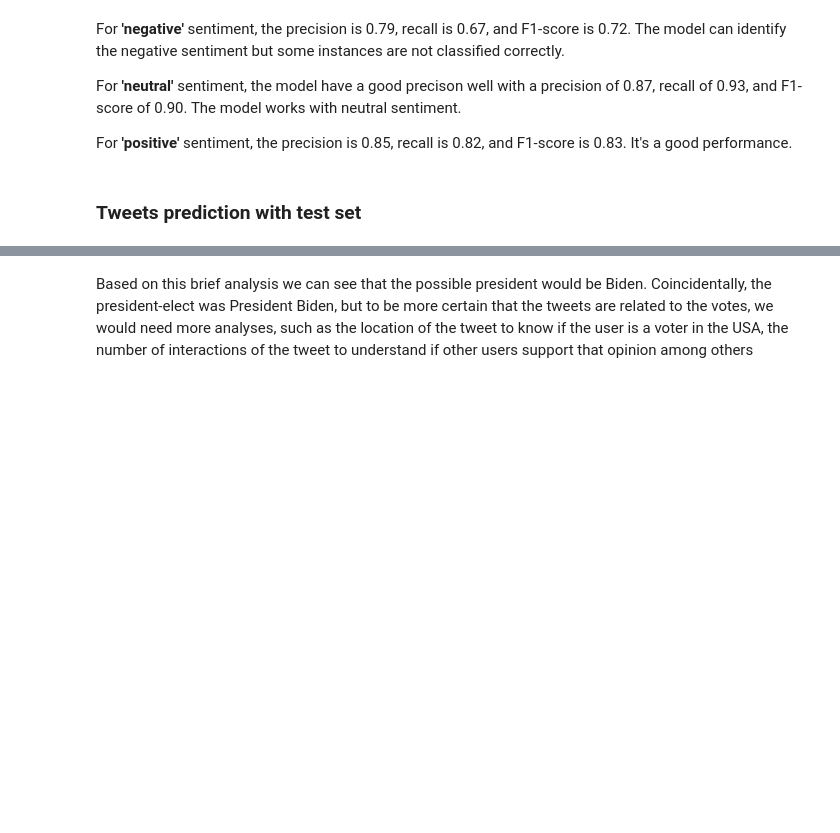
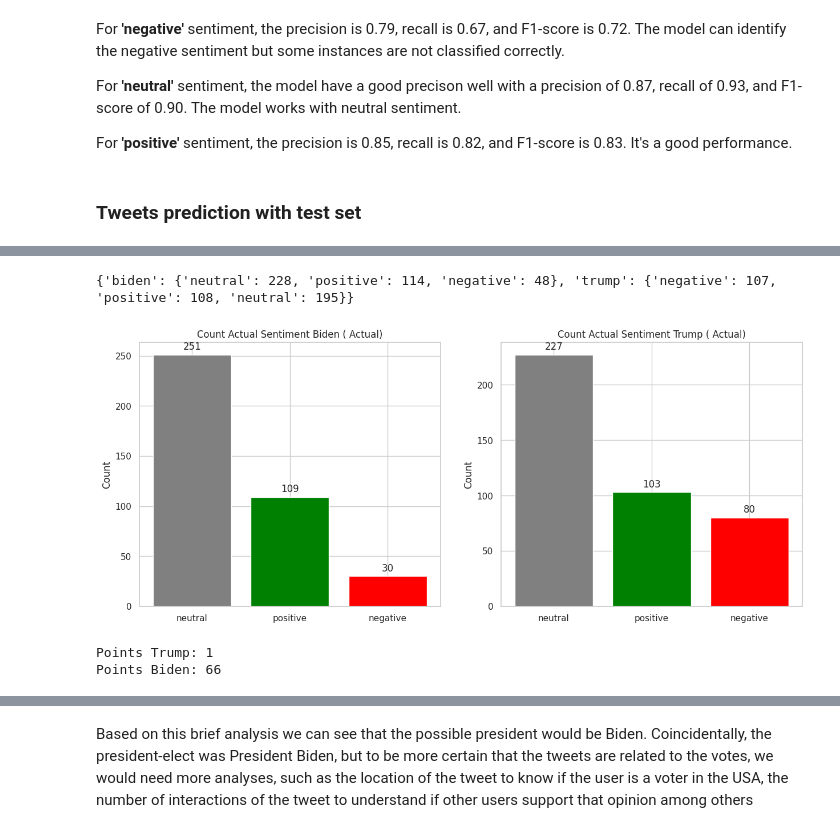
Before and after one commit to PKpacheco/final_project_neural_networks, a Jupyter notebook: Paola_Pacheco_Final_project_NN.ipynb, the cells around one changed output, grey strips where cells are left out. Saved outputs shown, nothing was run; the diff lists cells and outputs as text; code cells hidden in the pictures; blank space fills up the shorter version.

```diff
--- a/Paola_Pacheco_Final_project_NN.ipynb
+++ b/Paola_Pacheco_Final_project_NN.ipynb
@@ -1475,3 +1522,59 @@ plt.show()
+# %%
+# get numbers for actual label each candidate
+candidate_label_summary_actual = {}
+
+for index in range(X_test.shape[0]):
+    actual_labels = labels[y_test[index][0]]
+    candidate = df_combined.iloc[X_test.index[index]]['candidate']
+
+    if not candidate_label_summary_actual.get(candidate):
+        candidate_label_summary_actual[candidate] = {actual_labels: 1}
+    else:
+        candidate_label_summary_actual[candidate][actual_labels] = candidate_label_summary_actual[candidate].get(actual_labels, 0) + 1
+
+
+print(candidate_label_summary_actual)
+# %% [output]
+{'biden': {'neutral': 228, 'positive': 114, 'negative': 48}, 'trump': {'negative': 107, 'positive': 108, 'neutral': 195}}
+# %%
+results_actual = {'biden': {'neutral': 228, 'positive': 114, 'negative': 48},
+                  'trump': {'neutral': 195, 'positive': 108,'negative': 107}}
+
+
+colors = {'positive': 'green', 'negative': 'red', 'neutral': 'grey'}
+
+def add_labels(ax):
+    for p in ax.patches:
+        ax.annotate(str(p.get_height()), (p.get_x() + p.get_width() / 2., p.get_height()),
+                    ha='center', va='center', xytext=(0, 10), textcoords='offset points')
+
+fig, axs = plt.subplots(1, 2, figsize=(15, 6))
+
+bars_biden = axs[0].bar(results['biden'].keys(), results['biden'].values(), color=[colors[sentiment] for sentiment in results['biden'].keys()])
+axs[0].set_ylabel('Count')
+axs[0].set_title('Count Actual Sentiment Biden ( Actual)')
+add_labels(axs[0])
+
+bars_trump = axs[1].bar(results['trump'].keys(), results['trump'].values(), color=[colors[sentiment] for sentiment in results['trump'].keys()])
+axs[1].set_ylabel('Count')
+axs[1].set_title('Count Actual Sentiment Trump ( Actual)')
+add_labels(axs[1])
+
+plt.show()
+# %% [output]
+[figure, added]
+# %%
+# add +1 for positive tweets and -1 for negative ACTUAL
+
+points_trump_actual = results_actual['trump']['positive'] - results_actual['trump']['negative']
+points_biden_actual = results_actual['biden']['positive'] - results_actual['biden']['negative']
+
+# Exibe os resultados
+print(f"Points Trump: {points_trump_actual}")
+print(f"Points Biden: {points_biden_actual}")
+# %% [output]
+Points Trump: 1
+Points Biden: 66
 # %%
 # add +1 for positive tweets and -1 for negative
 
```
Also changed, not shown: parts of 47 cells of this notebook.
